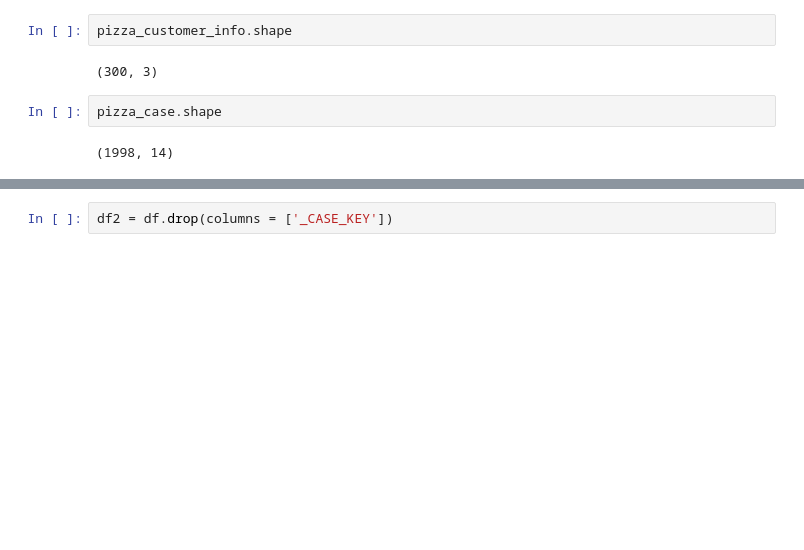
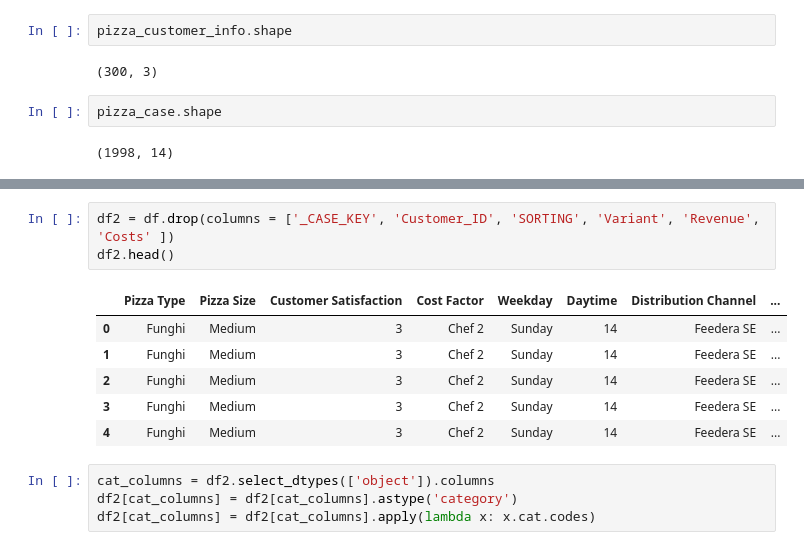
Before and after one commit to pandey-tushar/Datathon-21, a Jupyter notebook: Dataset-cleaning.ipynb, the cells around one changed output, grey strips where cells are left out. Cells and saved outputs as stored; diff of their text form; blank space fills up the shorter version.

```diff
--- a/Dataset-cleaning.ipynb
+++ b/Dataset-cleaning.ipynb
@@ -56,2 +45,14 @@ sns.heatmap(corr)
 # %%
-df2 = df.drop(columns = ['_CASE_KEY'])
+df2 = df.drop(columns = ['_CASE_KEY', 'Customer_ID', 'SORTING', 'Variant', 'Revenue', 'Costs' ])
+df2.head()
+# %% [output]
+|  | Pizza Type | Pizza Size | Customer Satisfaction | Cost Factor | Weekday | Daytime | Distribution Channel | ... |
+| 0 | Funghi | Medium | 3 | Chef 2 | Sunday | 14 | Feedera SE | ... |
+| 1 | Funghi | Medium | 3 | Chef 2 | Sunday | 14 | Feedera SE | ... |
+| 2 | Funghi | Medium | 3 | Chef 2 | Sunday | 14 | Feedera SE | ... |
+| 3 | Funghi | Medium | 3 | Chef 2 | Sunday | 14 | Feedera SE | ... |
+| 4 | Funghi | Medium | 3 | Chef 2 | Sunday | 14 | Feedera SE | ... |
+# %%
+cat_columns = df2.select_dtypes(['object']).columns
+df2[cat_columns] = df2[cat_columns].astype('category')
+df2[cat_columns] = df2[cat_columns].apply(lambda x: x.cat.codes)
```
Also changed, not shown: parts of 6 cells of this notebook.
